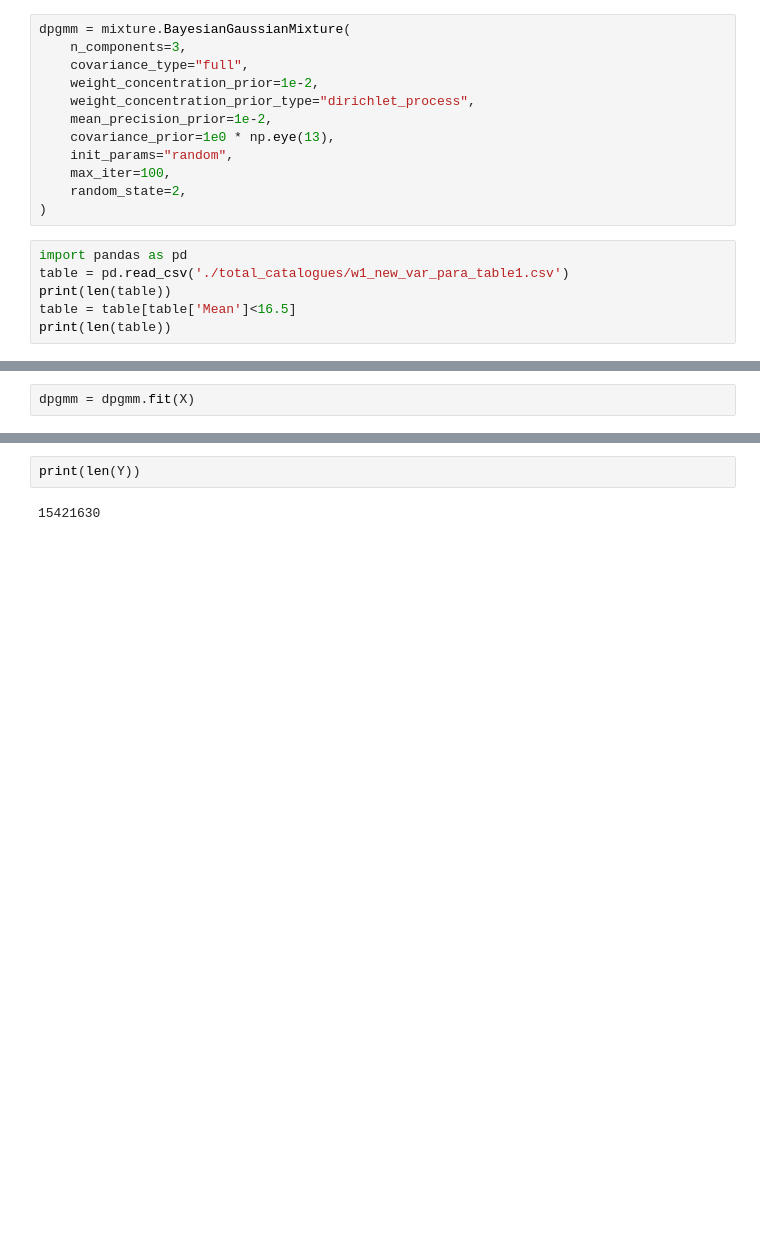
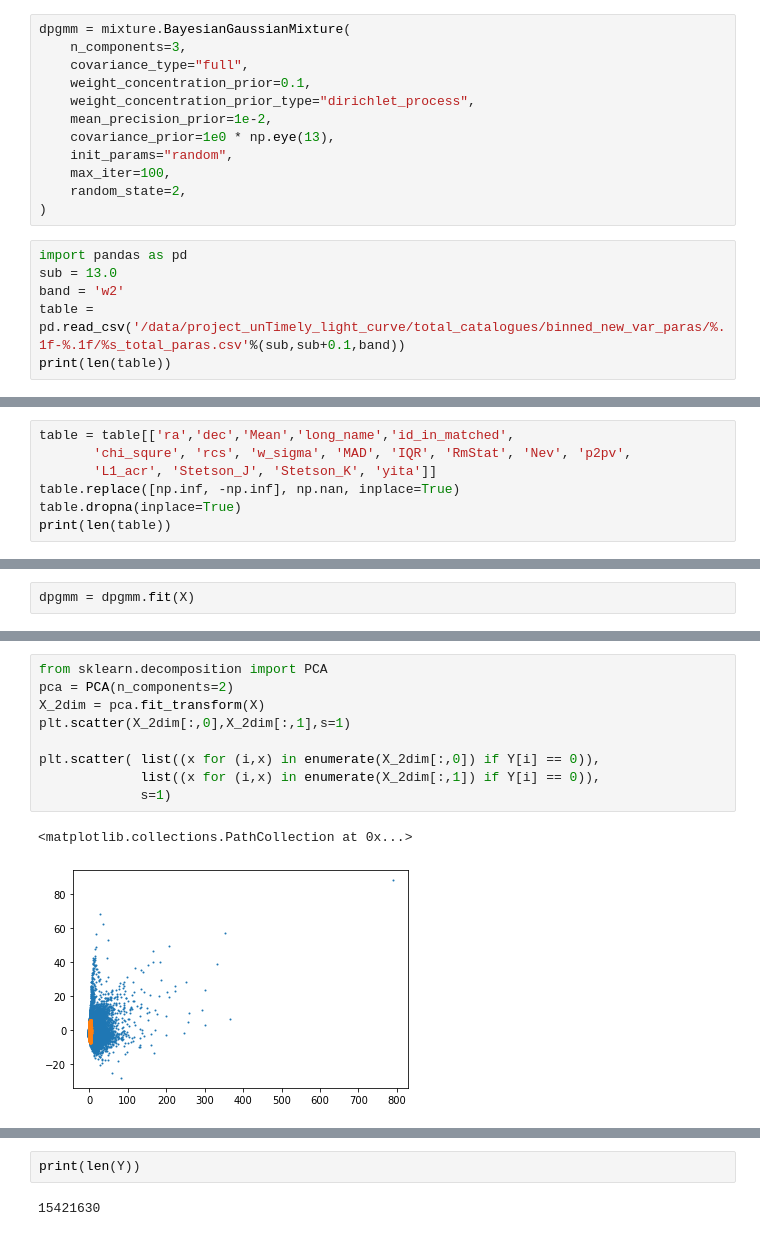
Before and after one commit to 52Hzihan/project_unTimely_light_curve, a Jupyter notebook: GMM_clustering.ipynb, the cells around one changed output, grey strips where cells are left out. Cells and saved outputs as stored; diff of their text form; blank space fills up the shorter version.

```diff
--- a/GMM_clustering.ipynb
+++ b/GMM_clustering.ipynb
@@ -11,7 +11,7 @@ from sklearn import mixture
 dpgmm = mixture.BayesianGaussianMixture(
     n_components=3,
     covariance_type="full",
-    weight_concentration_prior=1e-2,
+    weight_concentration_prior=0.1,
     weight_concentration_prior_type="dirichlet_process",
     mean_precision_prior=1e-2,
     covariance_prior=1e0 * np.eye(13),
@@ -21,8 +21,8 @@ dpgmm = mixture.BayesianGaussianMixture(
 )
 # %%
 import pandas as pd
-table = pd.read_csv('./total_catalogues/w1_new_var_para_table1.csv')
+sub = 13.0
+band = 'w2'
+table = pd.read_csv('/data/project_unTimely_light_curve/total_catalogues/binned_new_var_paras/%.1f-%.1f/%s_total_paras.csv'%(sub,sub+0.1,band))
 print(len(table))
-table = table[table['Mean']<16.5]
-print(len(table))
 # %% [output]
@@ -43,0 +43,7 @@ print(max(table['id_in_matched']))
+# %%
+table = table[['ra','dec','Mean','long_name','id_in_matched',
+       'chi_squre', 'rcs', 'w_sigma', 'MAD', 'IQR', 'RmStat', 'Nev', 'p2pv',
+       'L1_acr', 'Stetson_J', 'Stetson_K', 'yita']]
+table.replace([np.inf, -np.inf], np.nan, inplace=True)
+table.dropna(inplace=True)
+print(len(table))
@@ -86,0 +86,12 @@ Y = dpgmm.predict(X)
+# %%
+from sklearn.decomposition import PCA
+pca = PCA(n_components=2)
+X_2dim = pca.fit_transform(X)
+plt.scatter(X_2dim[:,0],X_2dim[:,1],s=1)
+
+plt.scatter( list((x for (i,x) in enumerate(X_2dim[:,0]) if Y[i] == 0)),
+             list((x for (i,x) in enumerate(X_2dim[:,1]) if Y[i] == 0)),
+             s=1)
+# %% [output]
+<matplotlib.collections.PathCollection at 0x...>
+[figure, added]
```
Also changed, not shown: parts of 31 cells of this notebook, 6 other files.
